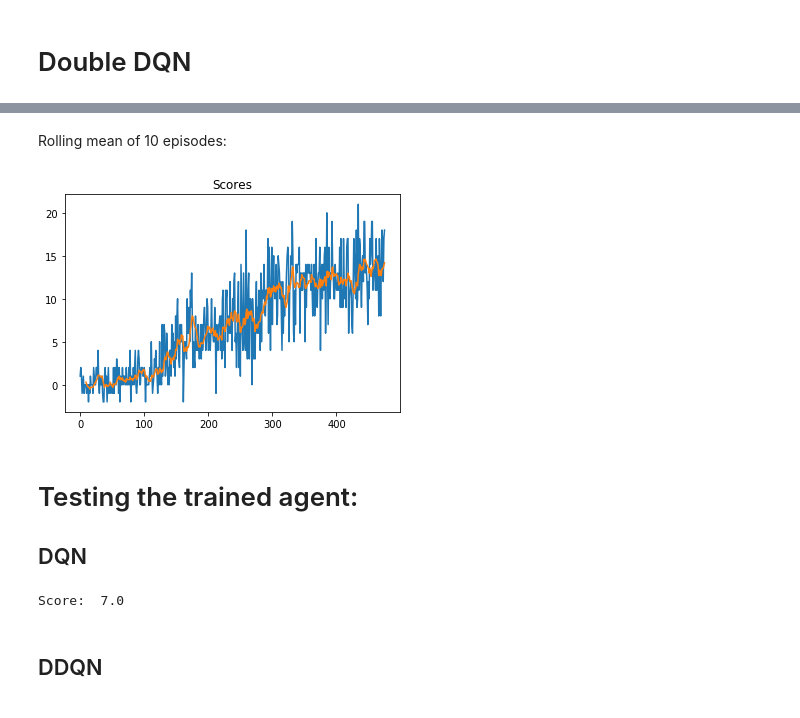
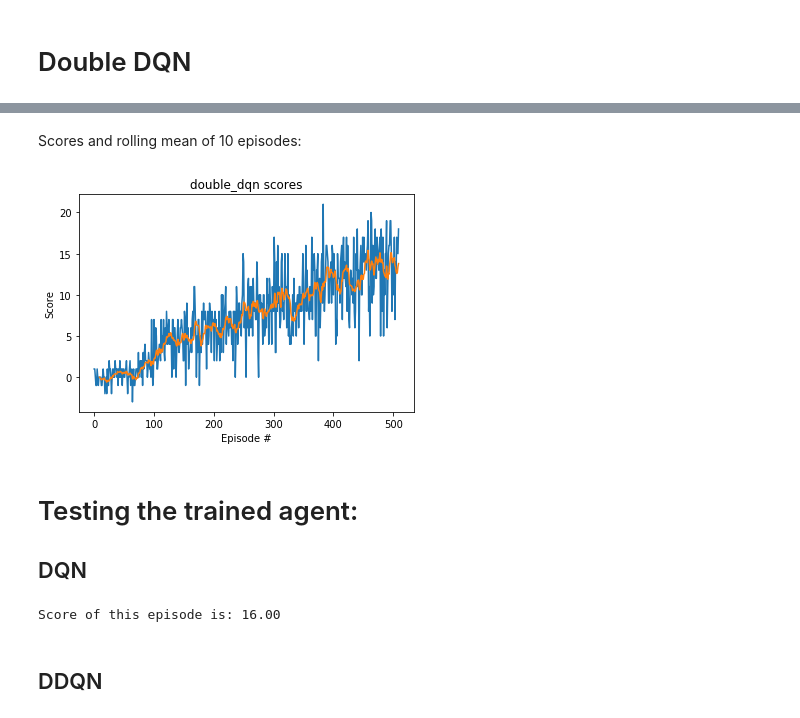
Before and after one commit to nathalietran/udacity-navigation, a Jupyter notebook: Navigation.ipynb, the cells around one changed output, grey strips where cells are left out. Cells and saved outputs as stored; diff of their text form; code cells hidden in the pictures.

```diff
--- a/Navigation.ipynb
+++ b/Navigation.ipynb
@@ -122,12 +125,21 @@ env_info = env.reset(train_mode=True)[brain_name]
 - To structure your work, you're welcome to work directly in this Jupyter notebook, or you might like to start over with a new file!  You can see the list of files in the workspace by clicking on **_Jupyter_** in the top left corner of the notebook.
 - In this coding environment, you will not be able to watch the agent while it is training.  However, **_after training the agent_**, you can download the saved model weights to watch the agent on your own machine!
 # %%
-import pandas as pd
-def plot_scores(scores, rolling_window=10):
+# plot the scores
+def plot_scores(agent, scores, rolling_window=10, save_fig=True):
     """Plot scores and optional rolling mean using specified window."""
-    plt.plot(scores); plt.title("Scores");
+    fig = plt.figure()
+    ax = fig.add_subplot(111)
+    plt.plot(np.arange(len(scores)), scores)
+    plt.ylabel('Score')
+    plt.xlabel('Episode #')
+    plt.title(f'{str(agent)} scores')
     rolling_mean = pd.Series(scores).rolling(rolling_window).mean()
     plt.plot(rolling_mean);
+    if save_fig:
+        plt.savefig(f'figures/{str(agent)}_scores.png',
+                    bbox_inches='tight', pad_inches=0)
+
     return rolling_mean
 # %% [markdown]
 # Deep Q-Learning
@@ -180,7 +190,7 @@ def dqn(agent, n_episodes=2000, max_t=1000,
             print('\nEnvironment solved in {:d} episodes!\tAverage Score: {:.2f}'
                   .format(i_episode-100, np.mean(scores_window)))
             torch.save(agent.qnetwork_local.state_dict(),
-                       f'{str(agent)}_checkpoint.pth')
+                       f'weights/{str(agent)}_checkpoint.pth')
             break
     return scores
 # %%
@@ -213,7 +214,7 @@ rolling_mean_ddqn = plot_scores(scores)
 # %% [markdown]
 # Double DQN
 # %%
-ddqnagent = DDQNAgent(state_size=37, action_size=4, seed=0)
+ddqnagent = DoubleDQNAgent(state_size=37, action_size=4, seed=0)
 # %%
 scores_ddqn = dqn(ddqnagent, n_episodes=1000)
 # %% [output]
@@ -236,37 +228,45 @@ plt.show()
 # %% [markdown]
-Rolling mean of 10 episodes:
+Scores and rolling mean of 10 episodes:
 # %%
-rolling_mean_ddqn = plot_scores(scores_ddqn)
+rolling_mean_ddqn = plot_scores(ddqnagent, scores_ddqn)
 # %% [output]
-[figure, old version]
+[figure, new version]
 # %% [markdown]
 # Testing the trained agent:
 
 ## DQN
 # %%
-# load the weights from file
-agent = DQNAgent(state_size=37, action_size=4, seed=0)
-agent.qnetwork_local.load_state_dict(torch.load('dqn_checkpoint.pth'))
+def test_dqn(env, agent, max_t=1000):
+    """Test the trained agent
 
-brain_name = env.brain_names[0]
+    Params
+    ======
+        max_t (int): maximum number of timesteps per episode
+    """
+    brain_name = env.brain_names[0]
 
-env_info = env.reset(train_mode=False)[brain_name]
-state = env_info.vector_observations[0]
-score = 0
-for t in range(1000):
-    action = agent.act(state)
-    env_info = env.step(action)[brain_name]        # send the action to the environment
-    next_state = env_info.vector_observations[0]   # get the next state
-    reward = env_info.rewards[0]                   # get the reward
-    done = env_info.local_done[0]
-    agent.step(state, action, reward, next_state, done)
+    env_info = env.reset(train_mode=False)[brain_name]
+    state = env_info.vector_observations[0]
+    score = 0
+    for t in range(max_t):
+        action = agent.act(state)
+        env_info = env.step(action)[brain_name]        # send the action to the environment
+        next_state = env_info.vector_observations[0]   # get the next state
+        reward = env_info.rewards[0]                   # get the reward
+        done = env_info.local_done[0]
 
-    score += reward  # update the score
-    state = next_state  # roll over the state to next time step
-    if done:
-        print('Score: ', score)
-        break
+        score += reward
+        state = next_state
+        if done:
+            break
+    print("Score of this episode is: %.2f" % (score))
-# %% [output]
-Score:  7.0
+# %%
+# load the weights from file
+agent = DQNAgent(state_size=37, action_size=4, seed=0)
+agent.qnetwork_local.load_state_dict(torch.load('weights/dqn_checkpoint.pth'))
+
+test_dqn(env, agent)
+# %% [output]
+Score of this episode is: 16.00
 # %% [markdown]
 ## DDQN
```
Also changed, not shown: parts of 10 cells of this notebook, 9 other files.
